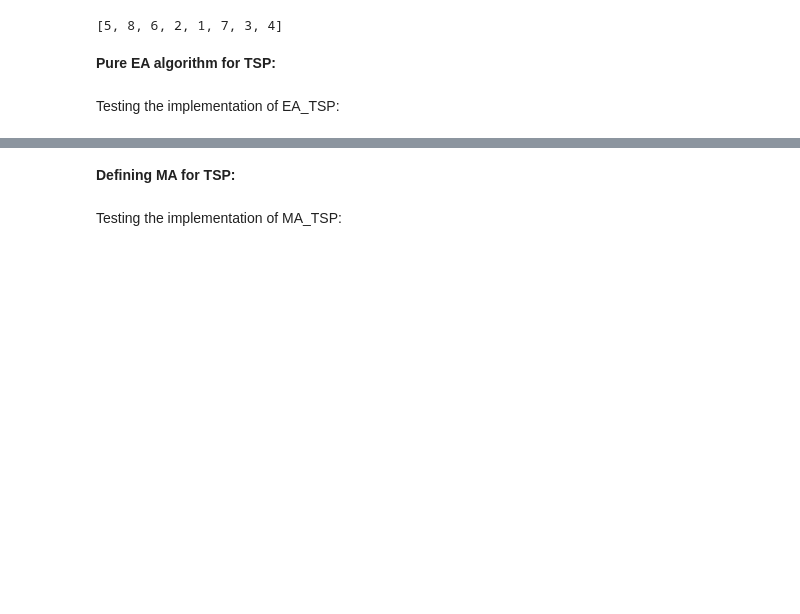
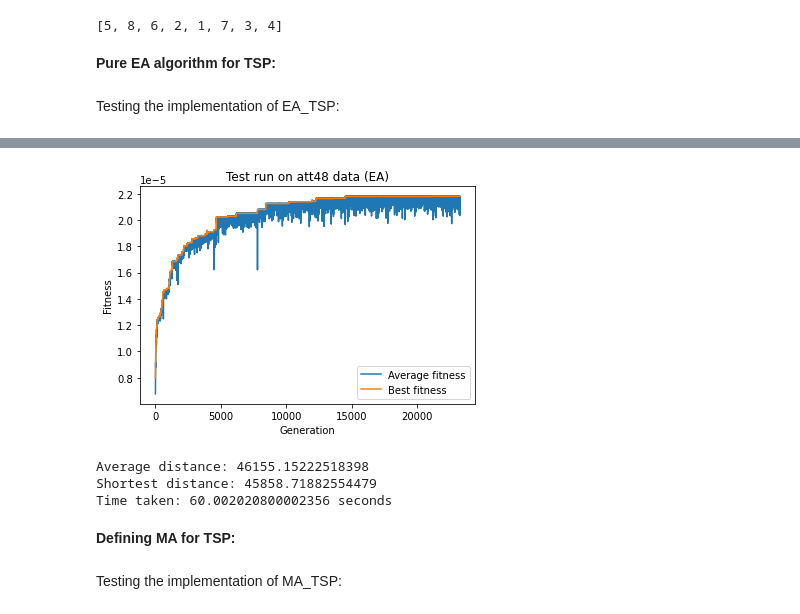
Before and after one commit to lkruger27/NaturalComputing, a Jupyter notebook: A1Q6v4.ipynb, the cells around one changed output, grey strips where cells are left out. Saved outputs shown, nothing was run; the diff lists cells and outputs as text; code cells hidden in the pictures; blank space fills up the shorter version.

```diff
--- a/A1Q6v4.ipynb
+++ b/A1Q6v4.ipynb
@@ -475,3 +439,12 @@ best rout: [12, 13, 16, 15, 18, 22, 25, 24, 17, 20, 23, 30, 33, 32, 38, 40, 44,
+# %%
+ev_alg = EA_TSP(alt_txt_data, 50,  mut_prob = 0.01, cross_prob = 0.2)
+ev_alg.optimize(100000, title = 'Test run on att48 data (EA)', plot = True, \
+                time = True, time_limit = 60)
+# %% [output]
+[figure, added]
+Average distance: 46155.15222518398
+Shortest distance: 45858.71882554479
+Time taken: 60.002020800002356 seconds
 # %% [markdown]
 **Defining MA for TSP:**
 # %%
```
Also changed, not shown: parts of 36 cells of this notebook.
